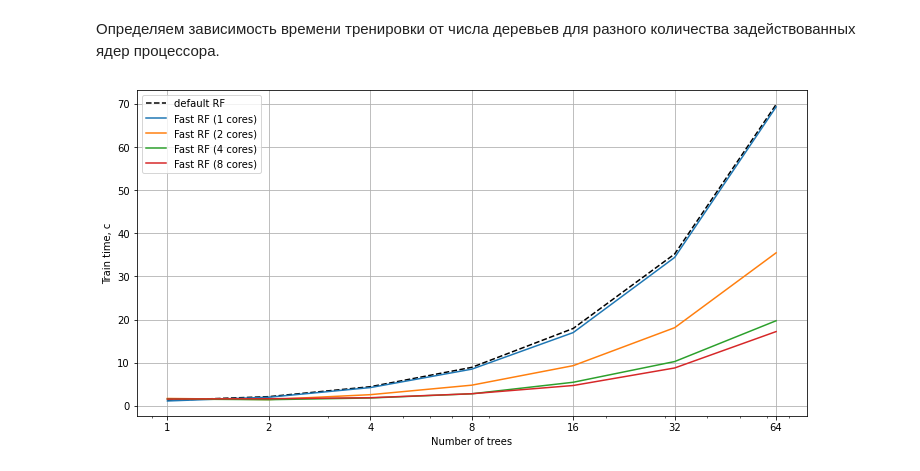
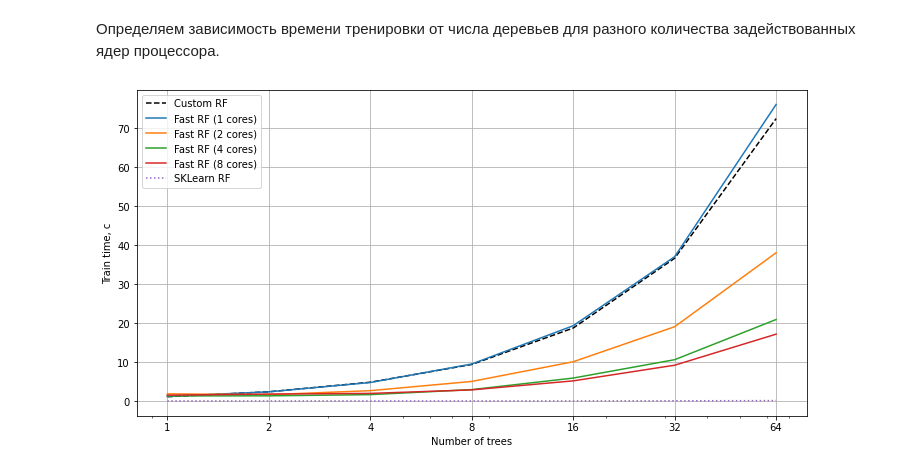
Before and after one commit to ngalkov/ml_intro, a Jupyter notebook: rf_classifier.ipynb, the cells around one changed output. Drawn from its saved outputs; the diff is of its cells as text; code cells hidden in the pictures.

Commit message:
Add sklearn RF to comparison

```diff
--- a/rf_classifier.ipynb
+++ b/rf_classifier.ipynb
@@ -1140,5 +1137,0 @@ MSE =  0.012783913712008843
-# %%
-my_rf = CustomRFRegressor(n_estimators=10, max_depth=2)
-my_rf.fit(X, y)
-y_pred = my_rf.predict(X)
-print('MSE = ', mean_squared_error(y, y_pred))
@@ -1146,0 +1138,10 @@ MSE =  0.011385652712924983
+# %%
+for max_depth in [1,2,4]:
+    rf = RandomForestRegressor(max_depth=max_depth).fit(X, y)
+    y_pred = rf.predict(X)
+    my_rf = CustomRFRegressor(max_depth=max_depth)
+    my_rf.fit(X, y)
+    y_my_rf = my_rf.predict(X)
+    print(f'max_depth = {max_depth}: '
+          f'Custom MSE = {mean_squared_error(y, y_my_rf):0.5f}, '
+          f'SKLearn MSE = {mean_squared_error(y, y_pred):0.5f}')
@@ -1293,10 +1298,10 @@ X, y = df.drop(columns=['target']), df['target']
 n_jobs = [1, 2, 4, 8]
 n_estimators = [1,2,4,8,16,32,64]
 # %%
-default_rf_times = []
+custom_rf_times = []
 for n in n_estimators:
     train_time = measure_train_time(CustomRandomForestClassifier(n_estimators=n), X, y)
-    default_rf_times.append(train_time)
+    custom_rf_times.append(train_time)
 # %%
 fast_rf_times = np.empty([len(n_jobs), len(n_estimators)])
 for est_idx in range(len(n_estimators)):
@@ -1305,17 +1310,23 @@ for est_idx in range(len(n_estimators)):
         job = n_jobs[job_idx]
         train_time = measure_train_time(FastRFClassifier(n_estimators=est, n_jobs=job), X, y)
         fast_rf_times[job_idx, est_idx] = train_time
+# %%
+sklearn_rf_times = []
+for n in n_estimators:
+    train_time = measure_train_time(RandomForestClassifier(n_estimators=n), X, y)
+    sklearn_rf_times.append(train_time)
 # %%
 plt.figure(figsize=[12,6])
-plt.plot(n_estimators, default_rf_times, color='black', linestyle='dashed', label='default RF')
+plt.plot(n_estimators, custom_rf_times, color='black', linestyle='dashed', label='Custom RF')
 for job_idx in range(len(n_jobs)):
     plt.plot(n_estimators, fast_rf_times[job_idx, :], label='Fast RF (%i cores)' % n_jobs[job_idx])
+plt.plot(n_estimators, sklearn_rf_times, linestyle='dotted', label='SKLearn RF')
 plt.xscale('log')
 plt.xlabel('Number of trees')
 plt.ylabel('Train time, c')
 plt.xticks(ticks=n_estimators, labels=n_estimators)
 plt.legend()
 plt.grid()
 plt.show()
 # %% [output]
-[figure, old version]
+[figure, new version]
```
Also changed, not shown: parts of 14 cells of this notebook, 1 other file.
